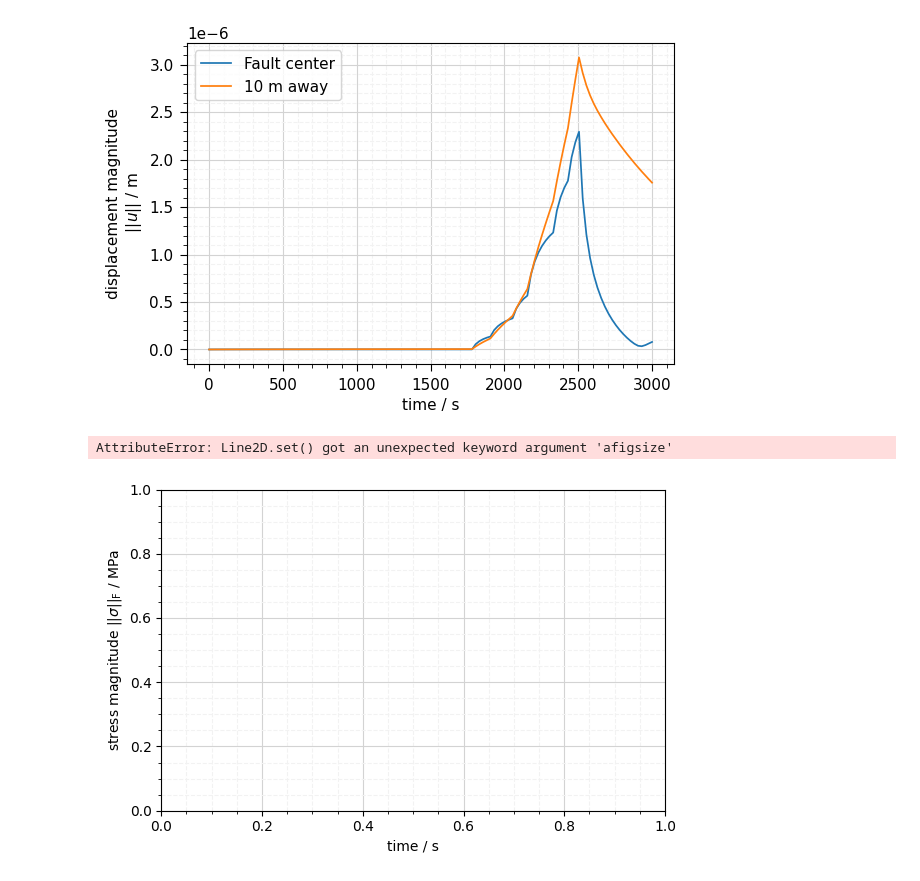
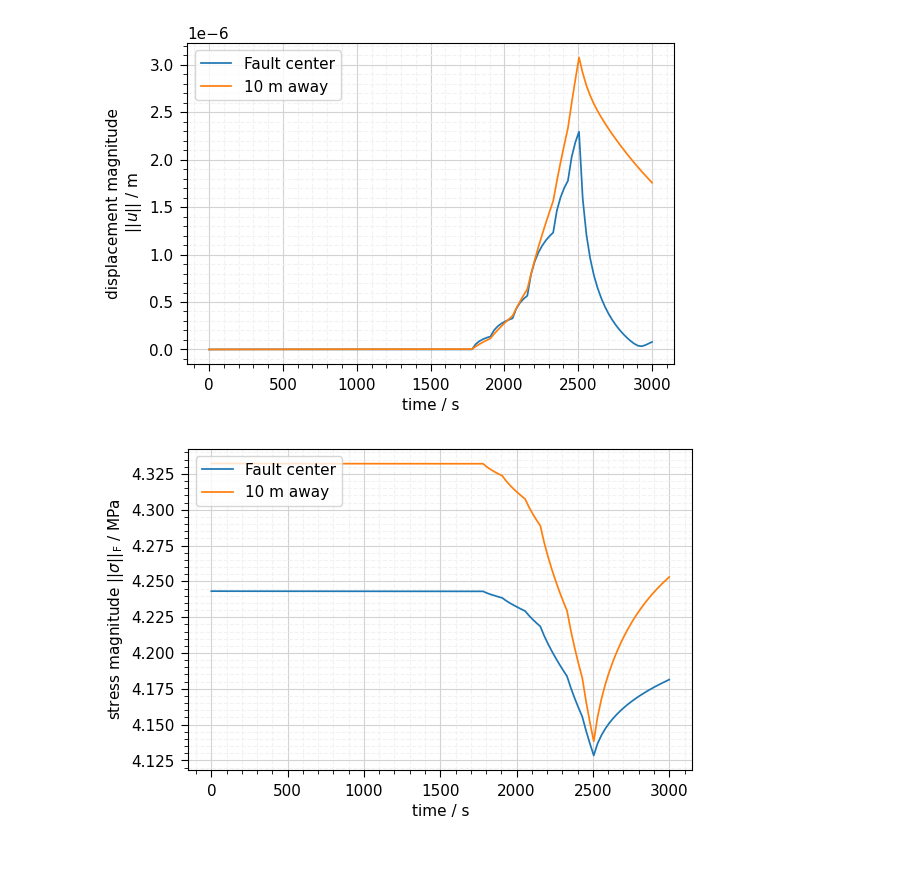
Before and after one commit to OlafKolditz/crystalline-team, a Jupyter notebook: benchmark-numerical/SimulationWithHMFault.ipynb, the cells around one changed output. Cells and saved outputs as stored; diff of their text form; code cells hidden in the pictures.

```diff
--- a/benchmark-numerical/SimulationWithHMFault.ipynb
+++ b/benchmark-numerical/SimulationWithHMFault.ipynb
@@ -356,20 +356,19 @@ ot.plot.line(
 # %%
 fig, ax = plt.subplots(nrows=1, ncols=1, figsize=(6, 4))
 
 ot.plot.line(
     extracted_ms,
     "time",
-    ot.variables.s,
+    ot.variables.stress,
     labels=labels,
     ax=ax,
     loc="upper left",
     figsize=(6, 4),
     fontsize=11,
     linewidth=0.5,
 )
 # %% [output]
-AttributeError: Line2D.set() got an unexpected keyword argument 'afigsize'
-[figure, old version]
+[figure, new version]
 # %%
 pl = ot.plot.contourf_pv(
     ms[-1],
```
Also changed, not shown: parts of 3 cells of this notebook, 1 other file.
